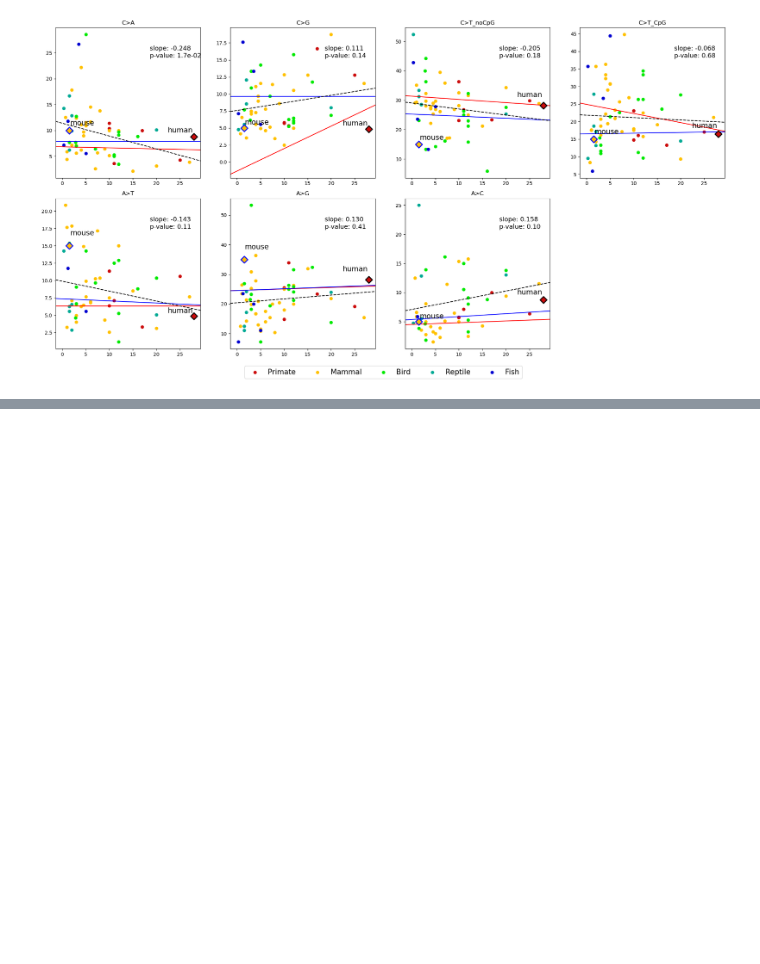
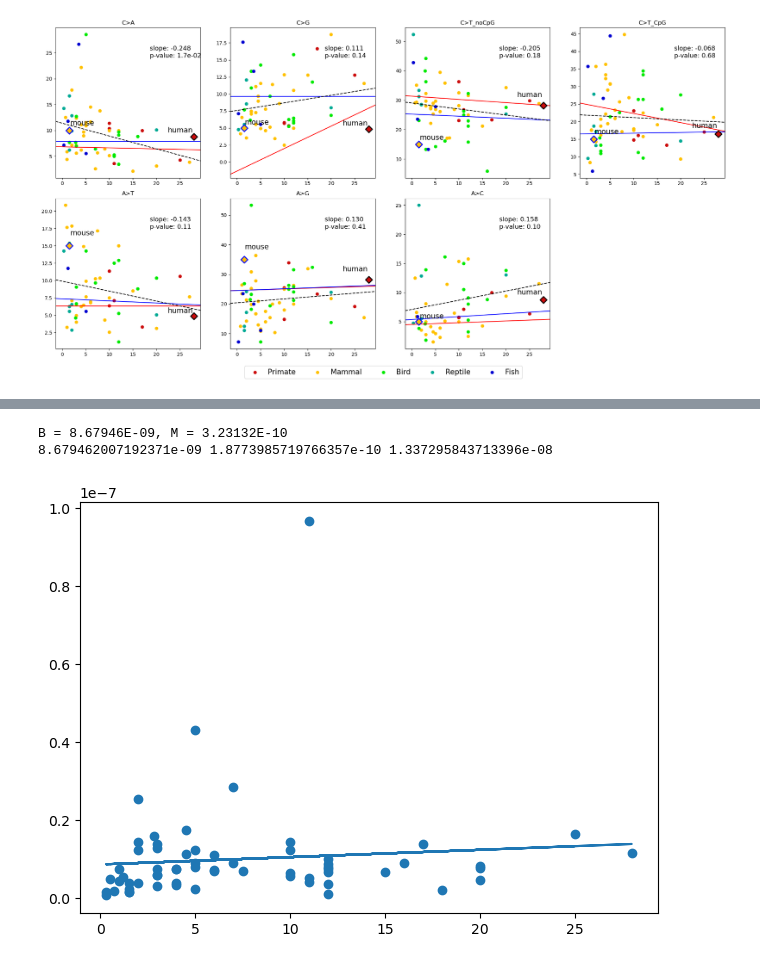
Before and after one commit to harrispopgen/clocklike-DBH, a Jupyter notebook: DBH_bergeron_data.ipynb, the cells around one changed output, grey strips where cells are left out. Saved outputs shown, nothing was run; the diff lists cells and outputs as text; code cells hidden in the pictures; blank space fills up the shorter version.

```diff
--- a/DBH_bergeron_data.ipynb
+++ b/DBH_bergeron_data.ipynb
@@ -413,0 +512,6 @@ plot_rate_vs_gen_time(vertebrate_group_name2idx_map, colors, jonsson_data)
+# %%
+estimate_B_M_from_u_gen(df_div["u_gen_non_modeled"], df_div["gen_time"])
+# %% [output]
+B = 8.67946E-09, M = 3.23132E-10
+8.679462007192371e-09 1.8773985719766357e-10 1.337295843713396e-08
+[figure, added]
```
Also changed, not shown: parts of 3 cells of this notebook.
